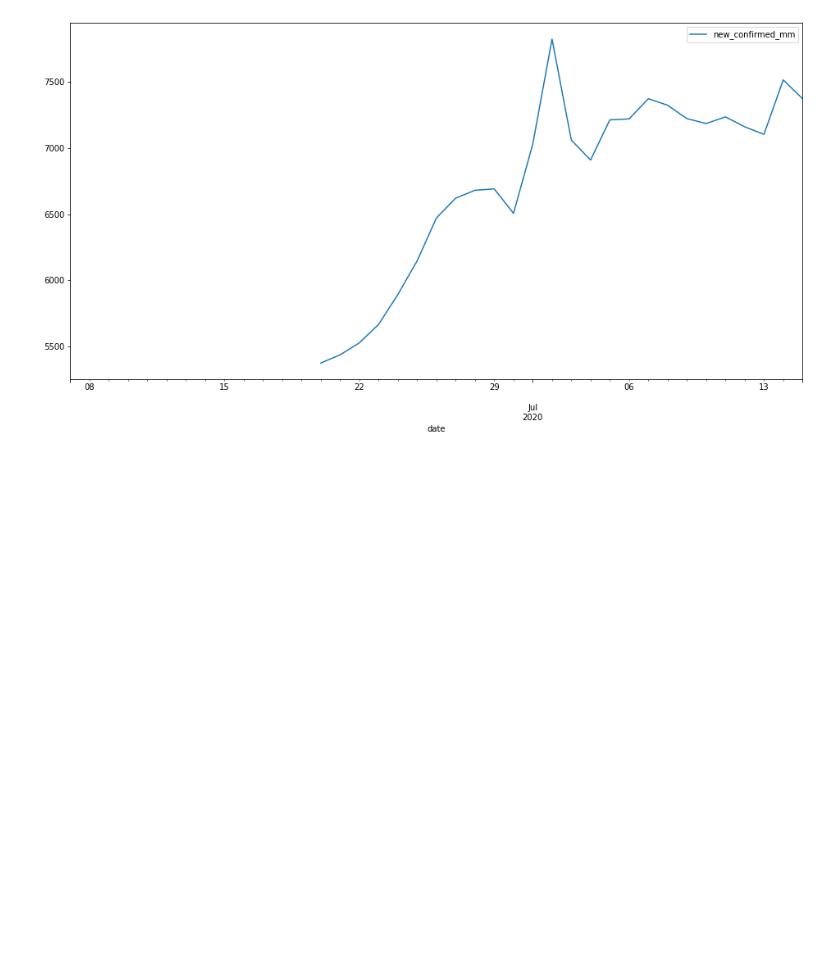
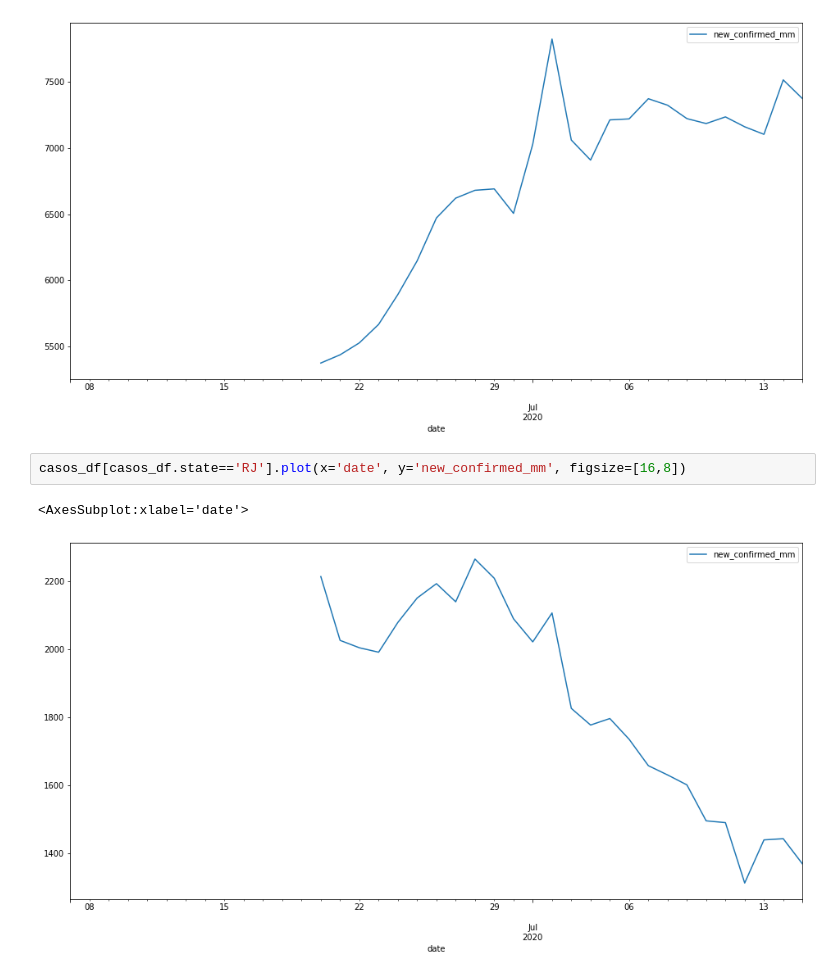
Before and after one commit to ivtavares/CadeCovid, a Jupyter notebook: jupyter_notebook/model_v1.ipynb, the cells around one changed output. Drawn from its saved outputs; the diff is of its cells as text; blank space fills up the shorter version.

Commit message:
Add RJ plot to notebook

```diff
--- a/jupyter_notebook/model_v1.ipynb
+++ b/jupyter_notebook/model_v1.ipynb
@@ -73,3 +73,8 @@ casos_df[casos_df.state=='SP'].plot(x='date', y='new_confirmed_mm', figsize=[16,
 # %% [output]
 <AxesSubplot:xlabel='date'>
 [figure]
+# %%
+casos_df[casos_df.state=='RJ'].plot(x='date', y='new_confirmed_mm', figsize=[16,8])
+# %% [output]
+<AxesSubplot:xlabel='date'>
+[figure, added]
```
